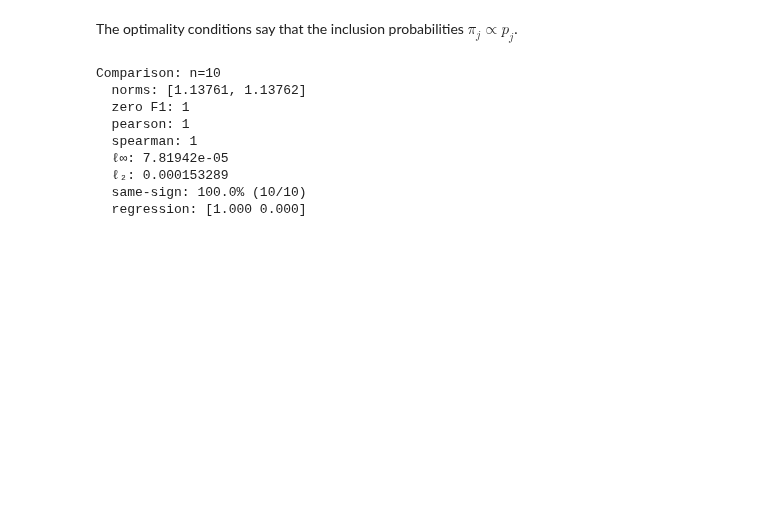
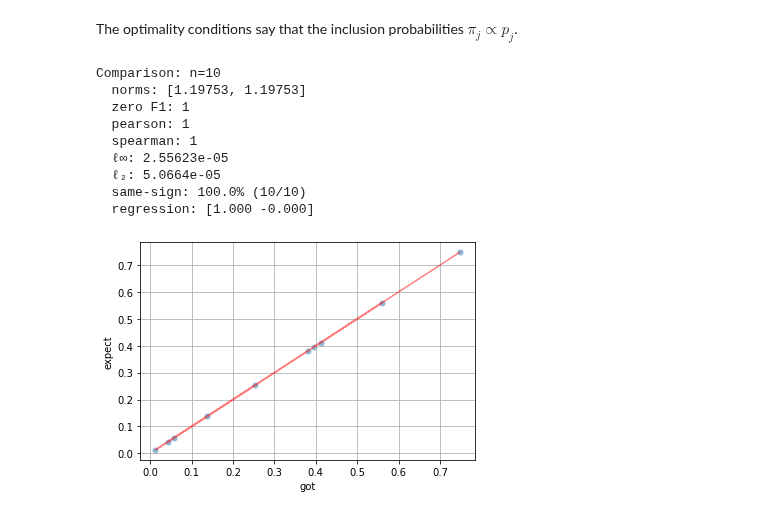
Before and after one commit to timvieira/blog, a Jupyter notebook: content/Optimal-sampling-designs.ipynb, the cells around one changed output. Saved outputs shown, nothing was run; the diff lists cells and outputs as text; code cells hidden in the pictures; blank space fills up the shorter version.

```diff
--- a/content/Optimal-sampling-designs.ipynb
+++ b/content/Optimal-sampling-designs.ipynb
@@ -174,3 +53,30 @@ class Thing:
+# %%
+class Thing(ExplicitDistributionOverSets):
+    def __init__(self, w, n, k):
+        assert len(w) == binom(n, k)
+        self.w = w
+        self.p = softmax(w)
+        U = list(range(n))
+        self.ix = ix = Integerizer()
+        P = {frozenset(Y): self.p[ix(frozenset(Y))] for Y in choose(U, k)}
+        super().__init__(P, n, k)
+
+    def gradient(self, p):
+        dP_ = super().gradient(p)
+        # remap via the integerization mapping
+        ix = self.ix
+        dP = np.zeros_like(self.p)
+        for Y, d in dP_.items(): dP[ix(Y)] = d
+        return d_softmax(self.p, None, dP)
+
+    @classmethod
+    def fit(cls, p, n, k):
+        sol = minimize(
+            lambda w: cls(w, n=n, k=k).objective(p),
+            np.zeros(int(binom(n,k))),
+            jac = lambda w: cls(w, n=n, k=k).gradient(p),
+        )
+        return cls(sol.x, n=n, k=k)
 # %%
 n = 10; k = 3
 p = random_dist(n)
@@ -184,2 +99,4 @@ Dopt = Thing(softmax(sol.x), n=n, k=k)
+# %%
+Dopt = Thing.fit(p, n, k)
 # %%
 #Dopt.show()
@@ -204,14 +103,15 @@ Comparison: n=120
 # %% [markdown]
 The optimality conditions say that the inclusion probabilities $\pi_j \propto p_j$.
 # %%
-compare(Dopt.p1, p*k);
+compare(Dopt.p1, p*k).show();
 # %% [output]
 Comparison: n=10
-  norms: [1.13761, 1.13762]
+  norms: [1.19753, 1.19753]
   zero F1: 1
   pearson: 1
   spearman: 1
-  ℓ∞: 7.81942e-05
-  ℓ₂: 0.000153289
+  ℓ∞: 2.55623e-05
+  ℓ₂: 5.0664e-05
   same-sign: 100.0% (10/10)
-  regression: [1.000 0.000]
+  regression: [1.000 -0.000]
+[figure, added]
```
Also changed, not shown: parts of 49 cells of this notebook, 3 other files.
